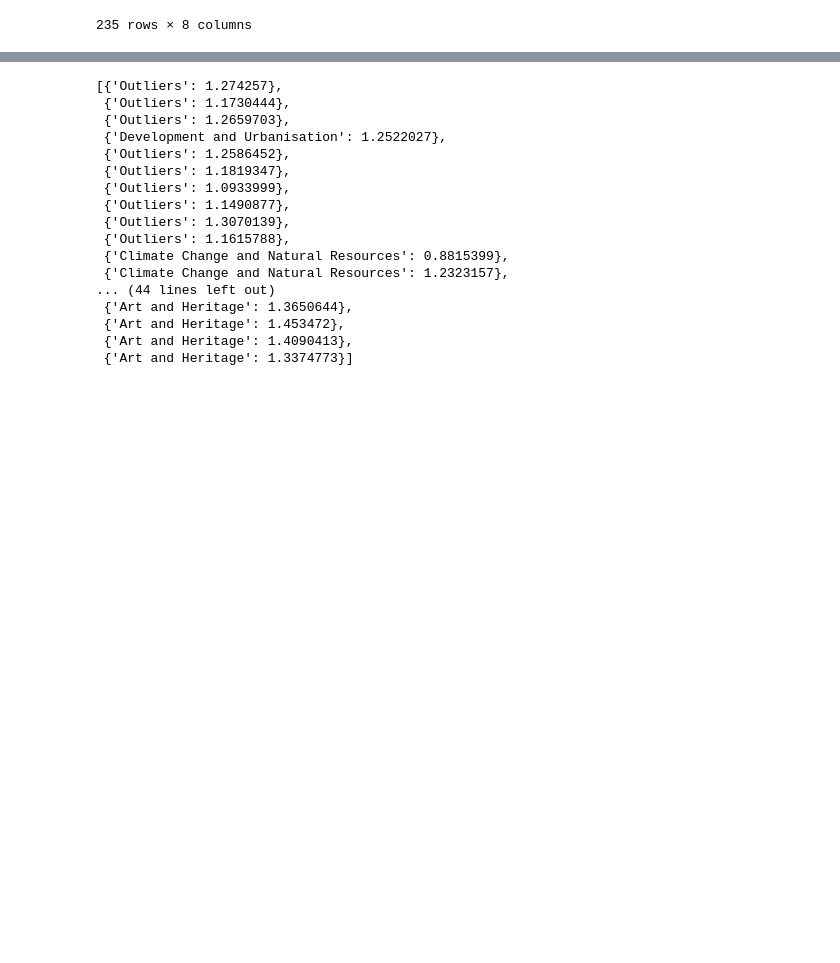
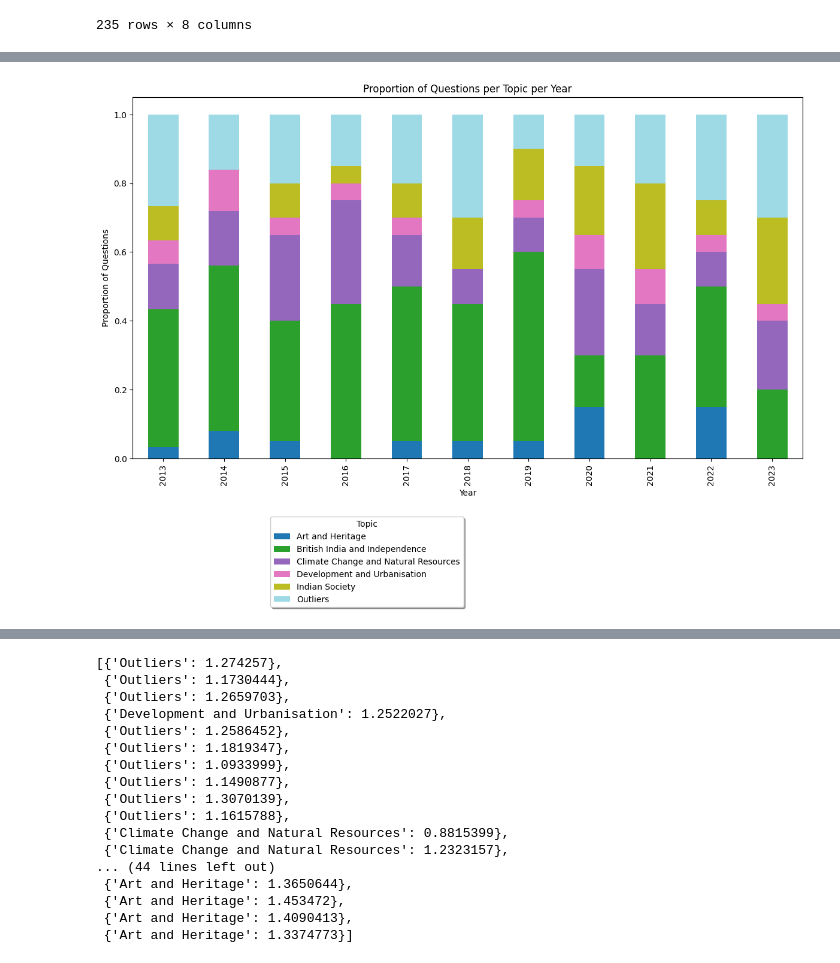
Before and after one commit to Manish-785/SURP-2024, a Jupyter notebook: GS1_M2.ipynb, the cells around one changed output, grey strips where cells are left out. Cells and saved outputs as stored; diff of their text form; code cells hidden in the pictures; blank space fills up the shorter version.

Commit message:
models and topics

```diff
--- a/GS1_M2.ipynb
+++ b/GS1_M2.ipynb
@@ -487,2 +495,38 @@ data
 # %%
 data.to_excel('GS1_topics_v3.xlsx', index=False)
+# %%
+data = pd.read_excel('GS1_topics_v3.xlsx')
+# %%
+import matplotlib.pyplot as plt
+import matplotlib.colors as mcolors
+
+
+# Step 2: Count questions per topic per year
+topic_year_counts = data.groupby(['Year', 'Topic']).size().reset_index(name='Count')
+
+# Calculate the total number of questions per year
+total_questions_per_year = topic_year_counts.groupby('Year')['Count'].transform('sum')
+
+# Calculate the proportion of questions per topic per year
+topic_year_counts['Proportion'] = topic_year_counts['Count'] / total_questions_per_year
+
+# Step 3: Prepare data for plotting (normalized)
+pivot_table = topic_year_counts.pivot(index='Year', columns='Topic', values='Proportion')
+
+# Generate a list of colors from a colormap
+num_topics = len(pivot_table.columns)
+colors = plt.get_cmap('tab20', num_topics)
+
+# Step 4: Plot the normalized data with different colors for each topic
+pivot_table.plot(kind='bar', stacked=True, figsize=(12, 8), color=[colors(i) for i in range(num_topics)])
+
+# Step 5: Customize the plot
+plt.xlabel('Year')
+plt.ylabel('Proportion of Questions')
+plt.title('Proportion of Questions per Topic per Year')
+plt.legend(title='Topic', loc='best', bbox_to_anchor=(0.5, -0.15), ncol=1, fancybox=True, shadow=True)
+plt.tight_layout()
+plt.subplots_adjust(bottom=0.2)
+plt.show()
+# %% [output]
+[figure, added]
```
Also changed, not shown: parts of 5 cells of this notebook, 5 other files.
